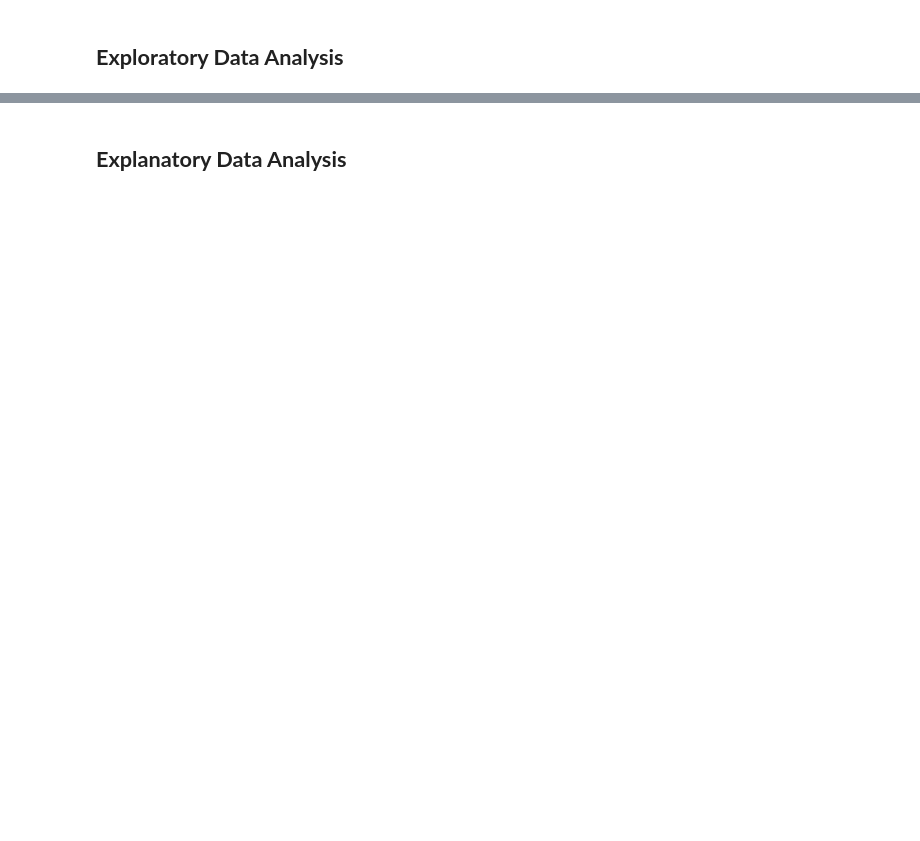
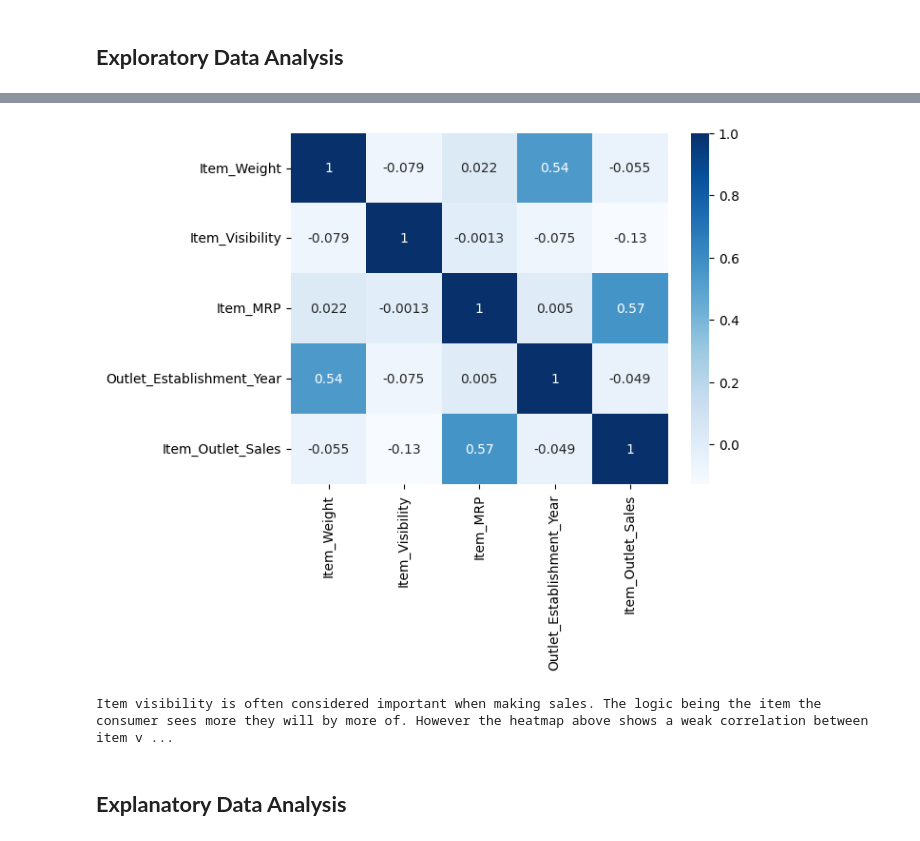
Before and after one commit to kleintjesk/Prediction-of-Product-Sales, a Jupyter notebook: Prediction_of_Product_Sales.ipynb, the cells around one changed output, grey strips where cells are left out. Cells and saved outputs as stored; diff of their text form; code cells hidden in the pictures; blank space fills up the shorter version.

```diff
--- a/Prediction_of_Product_Sales.ipynb
+++ b/Prediction_of_Product_Sales.ipynb
@@ -241,0 +287,4 @@ df.describe()
+# %%
+# Heatmap to view the correlation between features.
+corr = df.corr(numeric_only = True)
+corr.round(2)
@@ -242,2 +298,10 @@ df.describe()
+# %%
+sns.heatmap(corr, cmap = 'Blues', annot = True);
+# %% [output]
+[figure, added]
+# %%
+print(f'Item visibility is often considered important when making sales. The logic being the item the consumer sees more they will by more of. However the heatmap above shows a weak correlation between item visibility and item outlet sales.  ')
+# %% [output]
+Item visibility is often considered important when making sales. The logic being the item the consumer sees more they will by more of. However the heatmap above shows a weak correlation between item v ...
 # %% [markdown]
 ## **Explanatory Data Analysis**
```
Also changed, not shown: parts of 12 cells of this notebook.
